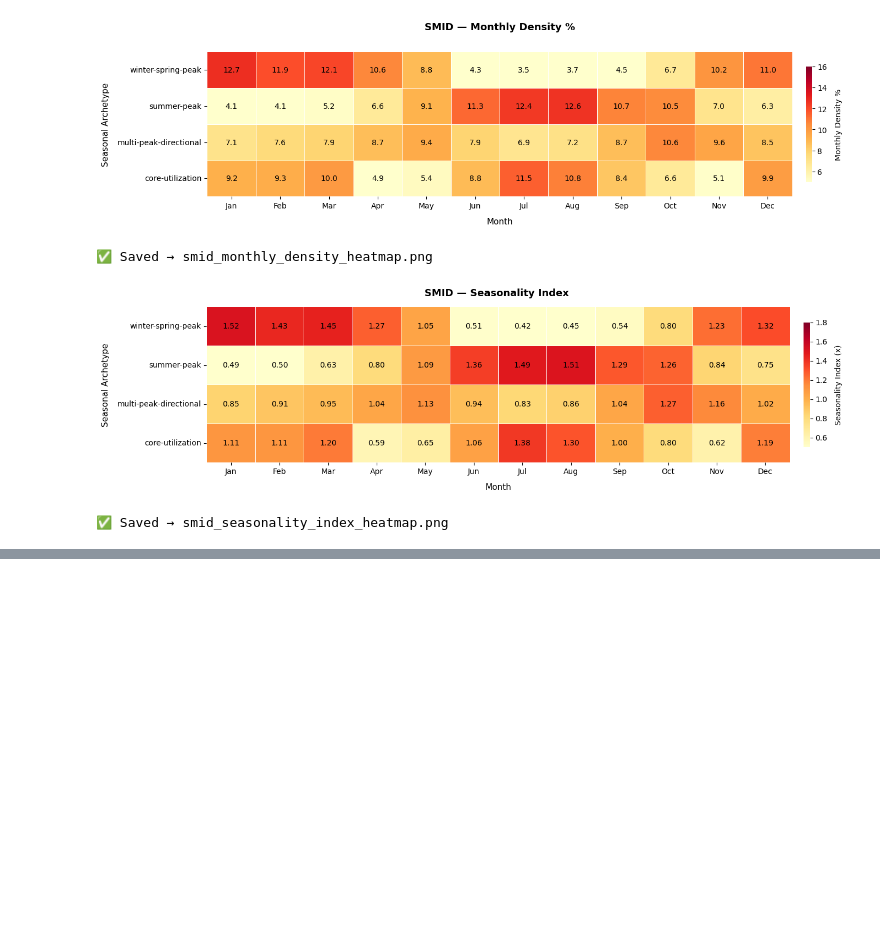
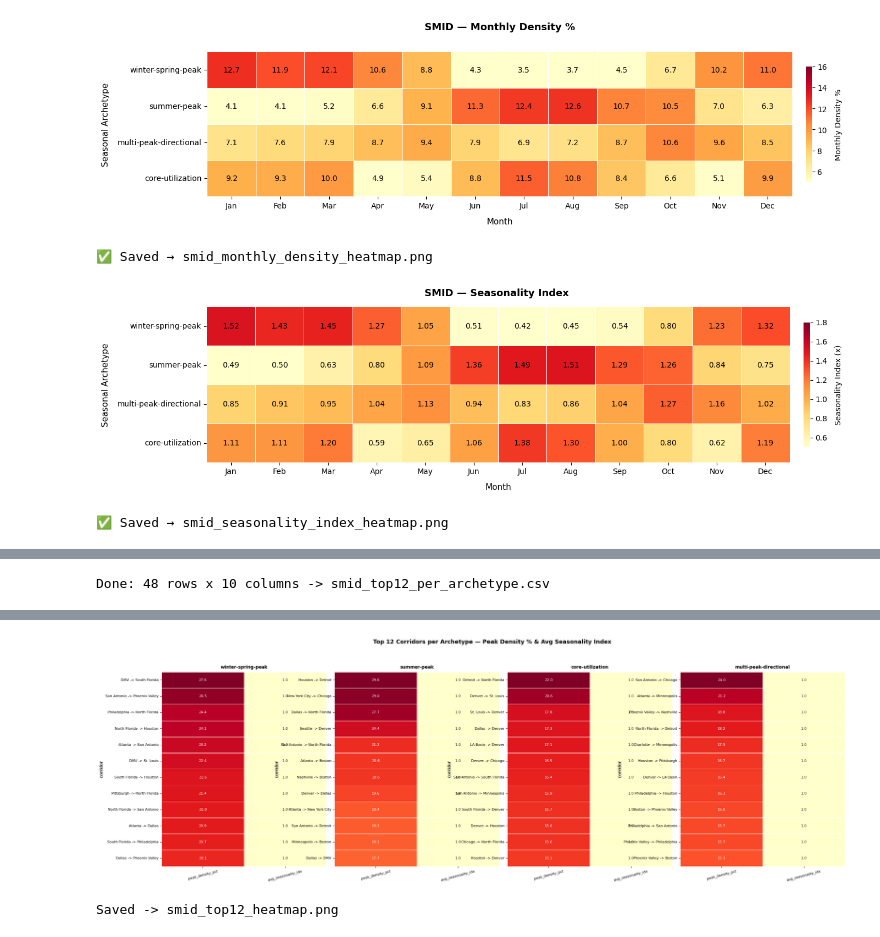
Before and after one commit to tausif-agntworksai/flight-pipeline, a Jupyter notebook: pricing/eda/vedant/wingx/calculation/wingx-smid-kmeans.ipynb, the cells around one changed output, grey strips where cells are left out. Saved outputs shown, nothing was run; the diff lists cells and outputs as text; code cells hidden in the pictures; blank space fills up the shorter version.

```diff
--- a/pricing/eda/vedant/wingx/calculation/wingx-smid-kmeans.ipynb
+++ b/pricing/eda/vedant/wingx/calculation/wingx-smid-kmeans.ipynb
@@ -612,0 +582,78 @@ slab
+# %%
+# -----------------------------------------------------------------------------------------
+# SMID CELL 13: TOP 12 CORRIDORS PER ARCHETYPE
+# Ranked by peak_density_pct within each cluster_label
+# Reads: smid_comprehensive.csv
+# Output: smid_top12_per_archetype.csv + smid_top12_heatmap.png
+# -----------------------------------------------------------------------------------------
+import pandas as pd
+import seaborn as sns
+import matplotlib.pyplot as plt
+
+MONTH_ORDER     = ['Jan','Feb','Mar','Apr','May','Jun','Jul','Aug','Sep','Oct','Nov','Dec']
+ARCHETYPE_ORDER = ['winter-spring-peak','summer-peak','core-utilization','multi-peak-directional']
+
+comp = pd.read_csv('smid_comprehensive.csv')
+comp['month']         = pd.Categorical(comp['month'],         categories=MONTH_ORDER,     ordered=True)
+comp['cluster_label'] = pd.Categorical(comp['cluster_label'], categories=ARCHETYPE_ORDER, ordered=True)
+
+# Corridor-level aggregation
+def peak_month(g):
+    return g.loc[g['density_pct'].idxmax(), 'month']
+
+def peak_slab(g):
+    return g.loc[g['intensity'].idxmax(), 'slab']
+
+agg = (comp.groupby(['cluster_label','corridor'], observed=True)
+           .apply(lambda g: pd.Series({
+               'peak_density_pct'   : g['density_pct'].max(),
+               'peak_month'         : peak_month(g),
+               'avg_density_pct'    : g['density_pct'].mean().round(2),
+               'avg_seasonality_idx': g['seasonality_index'].mean().round(4),
+               'months_above_avg'   : int((g['density_pct'] > 100/12).sum()),
+               'peak_intensity'     : int(g['intensity'].max()),
+               'peak_slab'          : peak_slab(g),
+           }), include_groups=False)
+           .reset_index())
+
+agg['rank'] = (agg.groupby('cluster_label', observed=True)['peak_density_pct']
+                   .rank(method='first', ascending=False).astype(int))
+
+top12 = (agg[agg['rank'] <= 12]
+             .sort_values(['cluster_label','rank'])
+             .reset_index(drop=True)
+             [['cluster_label','rank','corridor','peak_month','peak_density_pct',
+               'avg_density_pct','avg_seasonality_idx','months_above_avg','peak_slab','peak_intensity']])
+
+top12['peak_density_pct'] = top12['peak_density_pct'].round(2)
+
+top12.to_csv('smid_top12_per_archetype.csv', index=False)
+print(f'Done: {len(top12)} rows x {len(top12.columns)} columns -> smid_top12_per_archetype.csv')
+display(top12)
+
+# Heatmap: peak_density_pct of top 12 per archetype
+pivot = (top12.pivot(index='corridor', columns='cluster_label', values='peak_density_pct')
+              .reindex(columns=ARCHETYPE_ORDER))
+
+fig, axes = plt.subplots(1, 4, figsize=(28, 8), gridspec_kw={'wspace': 0.05})
+for ax, arch in zip(axes, ARCHETYPE_ORDER):
+    chunk = top12[top12['cluster_label'] == arch].set_index('corridor')[['peak_density_pct','avg_seasonality_idx']]
+    sns.heatmap(
+        chunk, ax=ax,
+        cmap='YlOrRd', annot=True, fmt='.1f',
+        annot_kws={'size': 8}, linewidths=0.5, linecolor='white',
+        cbar=False
+    )
+    ax.set_title(arch, fontsize=10, fontweight='bold', pad=8)
+    ax.set_xlabel('')
+    ax.tick_params(axis='y', labelsize=8)
+    ax.tick_params(axis='x', labelsize=8, rotation=15)
+
+plt.suptitle('Top 12 Corridors per Archetype — Peak Density % & Avg Seasonality Index',
+             fontsize=13, fontweight='bold', y=1.01)
+plt.tight_layout()
+plt.savefig('smid_top12_heatmap.png', dpi=150, bbox_inches='tight')
+plt.show()
+print('Saved -> smid_top12_heatmap.png')
+# %% [output]
+Done: 48 rows x 10 columns -> smid_top12_per_archetype.csv
@@ -612,0 +677,2 @@ slab
+[figure, added]
+Saved -> smid_top12_heatmap.png
```
Also changed, not shown: parts of 3 cells of this notebook, 1 other file.
